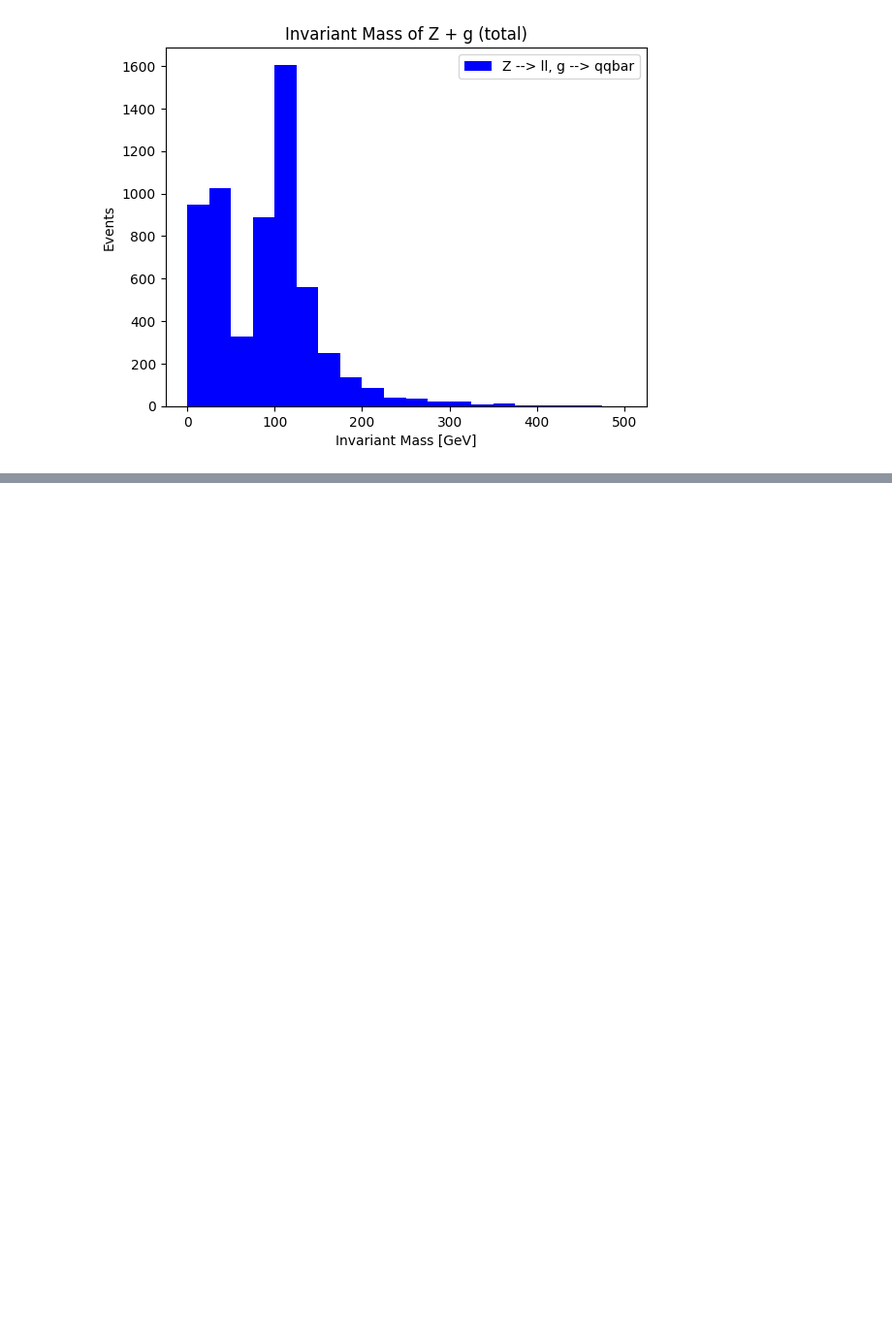
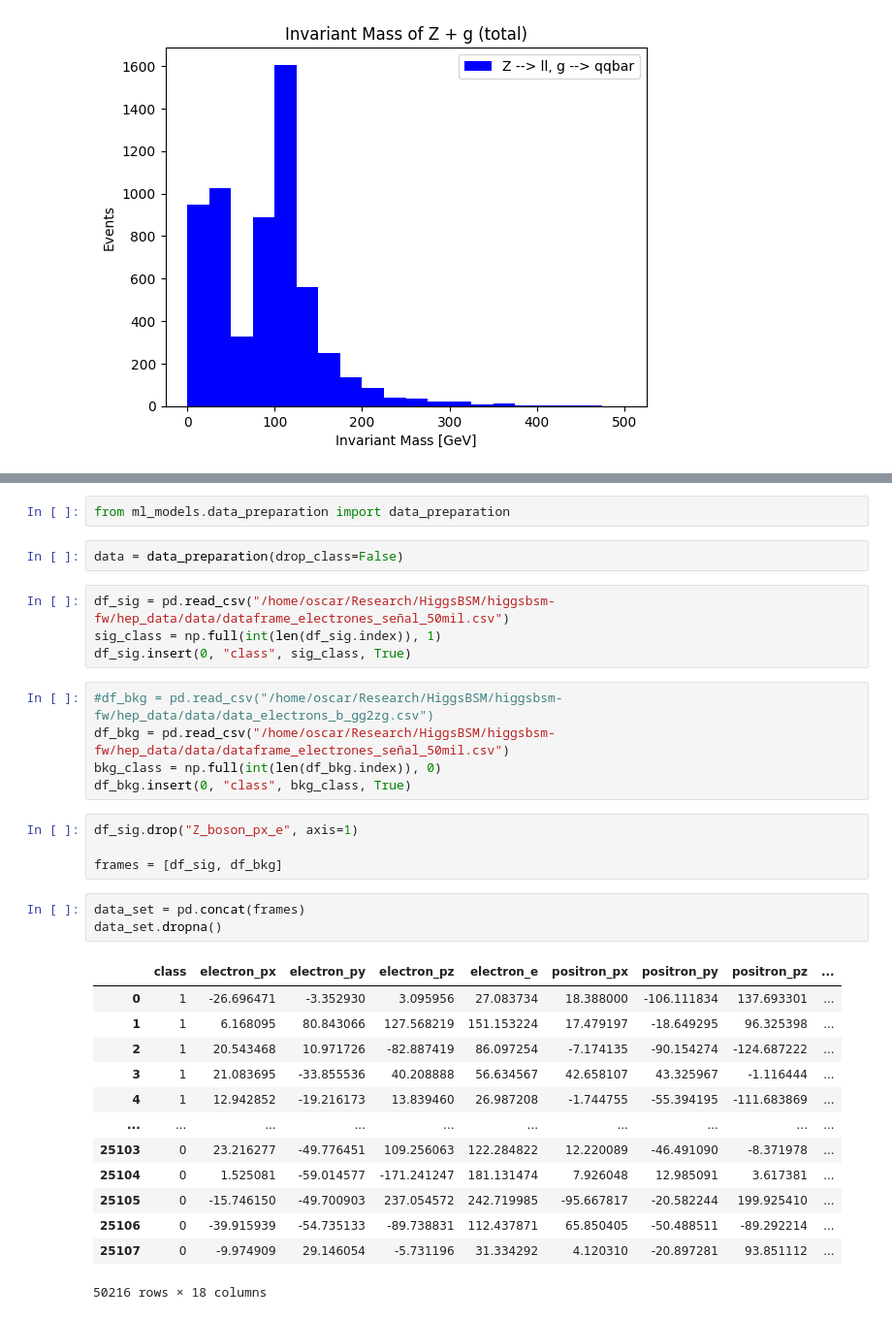
Before and after one commit to andrex-naranjas/higgsbsm-fw, a Jupyter notebook: notebooks/hep_training.ipynb, the cells around one changed output, grey strips where cells are left out. Shown: that part at 97% size. Drawn from its saved outputs; the diff is of its cells as text; blank space fills up the shorter version.

```diff
--- a/notebooks/hep_training.ipynb
+++ b/notebooks/hep_training.ipynb
@@ -419,0 +423,34 @@ plt.show()
+# %%
+from ml_models.data_preparation import data_preparation
+# %%
+data = data_preparation(drop_class=False)
+# %%
+df_sig = pd.read_csv("/home/oscar/Research/HiggsBSM/higgsbsm-fw/hep_data/data/dataframe_electrones_señal_50mil.csv")
+sig_class = np.full(int(len(df_sig.index)), 1)
+df_sig.insert(0, "class", sig_class, True)
+# %%
+#df_bkg = pd.read_csv("/home/oscar/Research/HiggsBSM/higgsbsm-fw/hep_data/data/data_electrons_b_gg2zg.csv")
+df_bkg = pd.read_csv("/home/oscar/Research/HiggsBSM/higgsbsm-fw/hep_data/data/dataframe_electrones_señal_50mil.csv")
+bkg_class = np.full(int(len(df_bkg.index)), 0)
+df_bkg.insert(0, "class", bkg_class, True)
+# %%
+df_sig.drop("Z_boson_px_e", axis=1)
+
+frames = [df_sig, df_bkg]
+# %%
+data_set = pd.concat(frames)
+data_set.dropna()
+# %% [output]
+|  | class | electron_px | electron_py | electron_pz | electron_e | positron_px | positron_py | positron_pz | ... |
+| 0 | 1 | -26.696471 | -3.352930 | 3.095956 | 27.083734 | 18.388000 | -106.111834 | 137.693301 | ... |
+| 1 | 1 | 6.168095 | 80.843066 | 127.568219 | 151.153224 | 17.479197 | -18.649295 | 96.325398 | ... |
+| 2 | 1 | 20.543468 | 10.971726 | -82.887419 | 86.097254 | -7.174135 | -90.154274 | -124.687222 | ... |
+| 3 | 1 | 21.083695 | -33.855536 | 40.208888 | 56.634567 | 42.658107 | 43.325967 | -1.116444 | ... |
+| 4 | 1 | 12.942852 | -19.216173 | 13.839460 | 26.987208 | -1.744755 | -55.394195 | -111.683869 | ... |
+| ... | ... | ... | ... | ... | ... | ... | ... | ... | ... |
+| 25103 | 0 | 23.216277 | -49.776451 | 109.256063 | 122.284822 | 12.220089 | -46.491090 | -8.371978 | ... |
+| 25104 | 0 | 1.525081 | -59.014577 | -171.241247 | 181.131474 | 7.926048 | 12.985091 | 3.617381 | ... |
+| 25105 | 0 | -15.746150 | -49.700903 | 237.054572 | 242.719985 | -95.667817 | -20.582244 | 199.925410 | ... |
+| 25106 | 0 | -39.915939 | -54.735133 | -89.738831 | 112.437871 | 65.850405 | -50.488511 | -89.292214 | ... |
+| 25107 | 0 | -9.974909 | 29.146054 | -5.731196 | 31.334292 | 4.120310 | -20.897281 | 93.851112 | ... |
+50216 rows × 18 columns
```
Also changed, not shown: parts of 12 cells of this notebook.
